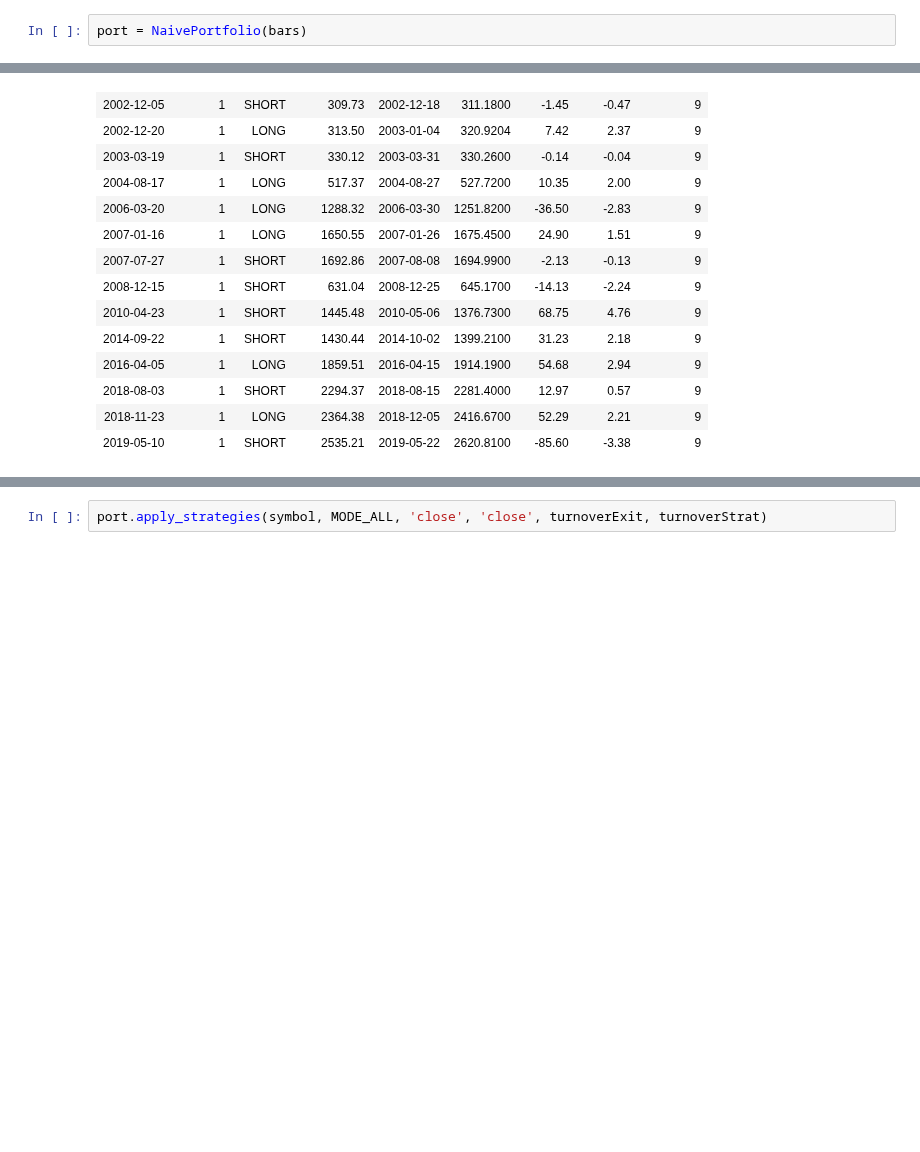
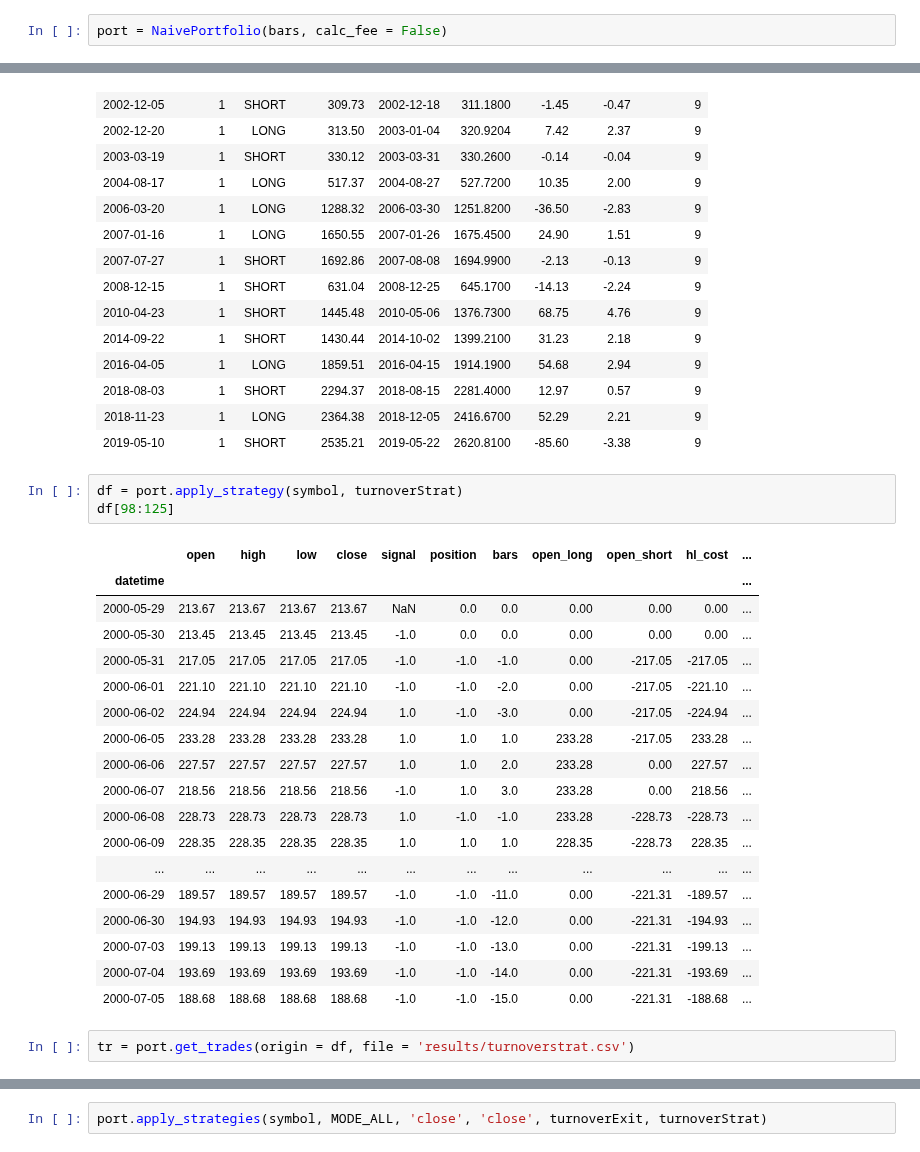
Before and after one commit to mozzherina/cherimoya, a Jupyter notebook: atPortfolio.ipynb, the cells around one changed output, grey strips where cells are left out. Drawn from its saved outputs; the diff is of its cells as text; blank space fills up the shorter version.

```diff
--- a/atPortfolio.ipynb
+++ b/atPortfolio.ipynb
@@ -462,5 +475,5 @@ class NaivePortfolio(Portfolio):
 # %%
-port = NaivePortfolio(bars)
+port = NaivePortfolio(bars, calc_fee = False)
 # %%
 df = port.apply_strategy(symbol, turnoverExit)
 df[320:335]
@@ -529,3 +517,27 @@ tr.loc[tr['bars_held'] > 5]
 | 2018-08-03 | 1 | SHORT | 2294.37 | 2018-08-15 | 2281.4000 | 12.97 | 0.57 | 9 |
 | 2018-11-23 | 1 | LONG | 2364.38 | 2018-12-05 | 2416.6700 | 52.29 | 2.21 | 9 |
 | 2019-05-10 | 1 | SHORT | 2535.21 | 2019-05-22 | 2620.8100 | -85.60 | -3.38 | 9 |
+# %%
+df = port.apply_strategy(symbol, turnoverStrat)
+df[98:125]
+# %% [output]
+|  | open | high | low | close | signal | position | bars | open_long | open_short | hl_cost | ... |
+| datetime |  |  |  |  |  |  |  |  |  |  | ... |
+| 2000-05-29 | 213.67 | 213.67 | 213.67 | 213.67 | NaN | 0.0 | 0.0 | 0.00 | 0.00 | 0.00 | ... |
+| 2000-05-30 | 213.45 | 213.45 | 213.45 | 213.45 | -1.0 | 0.0 | 0.0 | 0.00 | 0.00 | 0.00 | ... |
+| 2000-05-31 | 217.05 | 217.05 | 217.05 | 217.05 | -1.0 | -1.0 | -1.0 | 0.00 | -217.05 | -217.05 | ... |
+| 2000-06-01 | 221.10 | 221.10 | 221.10 | 221.10 | -1.0 | -1.0 | -2.0 | 0.00 | -217.05 | -221.10 | ... |
+| 2000-06-02 | 224.94 | 224.94 | 224.94 | 224.94 | 1.0 | -1.0 | -3.0 | 0.00 | -217.05 | -224.94 | ... |
+| 2000-06-05 | 233.28 | 233.28 | 233.28 | 233.28 | 1.0 | 1.0 | 1.0 | 233.28 | -217.05 | 233.28 | ... |
+| 2000-06-06 | 227.57 | 227.57 | 227.57 | 227.57 | 1.0 | 1.0 | 2.0 | 233.28 | 0.00 | 227.57 | ... |
+| 2000-06-07 | 218.56 | 218.56 | 218.56 | 218.56 | -1.0 | 1.0 | 3.0 | 233.28 | 0.00 | 218.56 | ... |
+| 2000-06-08 | 228.73 | 228.73 | 228.73 | 228.73 | 1.0 | -1.0 | -1.0 | 233.28 | -228.73 | -228.73 | ... |
+| 2000-06-09 | 228.35 | 228.35 | 228.35 | 228.35 | 1.0 | 1.0 | 1.0 | 228.35 | -228.73 | 228.35 | ... |
+| ... | ... | ... | ... | ... | ... | ... | ... | ... | ... | ... | ... |
+| 2000-06-29 | 189.57 | 189.57 | 189.57 | 189.57 | -1.0 | -1.0 | -11.0 | 0.00 | -221.31 | -189.57 | ... |
+| 2000-06-30 | 194.93 | 194.93 | 194.93 | 194.93 | -1.0 | -1.0 | -12.0 | 0.00 | -221.31 | -194.93 | ... |
+| 2000-07-03 | 199.13 | 199.13 | 199.13 | 199.13 | -1.0 | -1.0 | -13.0 | 0.00 | -221.31 | -199.13 | ... |
+| 2000-07-04 | 193.69 | 193.69 | 193.69 | 193.69 | -1.0 | -1.0 | -14.0 | 0.00 | -221.31 | -193.69 | ... |
+| 2000-07-05 | 188.68 | 188.68 | 188.68 | 188.68 | -1.0 | -1.0 | -15.0 | 0.00 | -221.31 | -188.68 | ... |
+# %%
+tr = port.get_trades(origin = df, file = 'results/turnoverstrat.csv')
```
Also changed, not shown: parts of 12 cells of this notebook, 1 other file.
